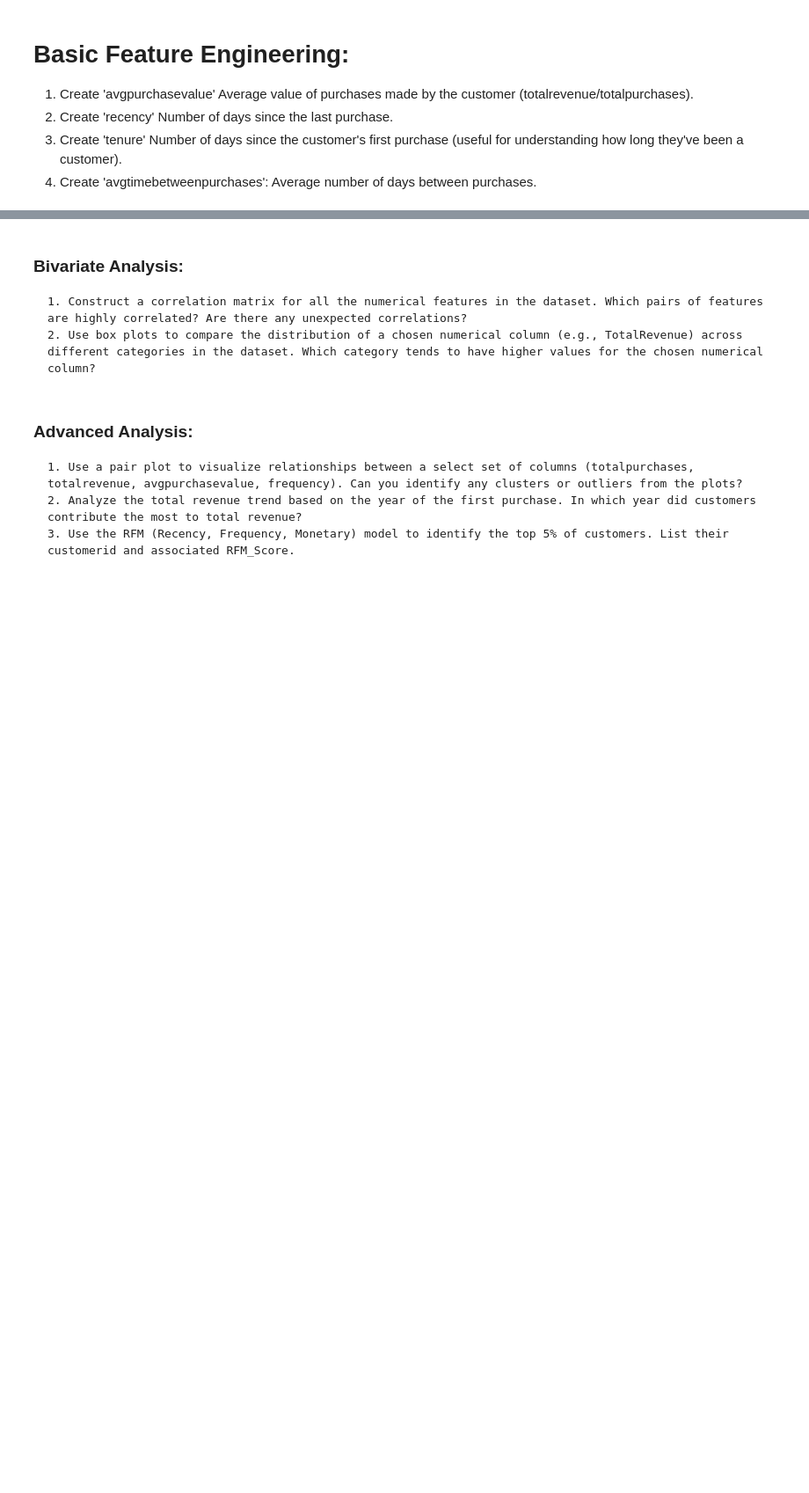
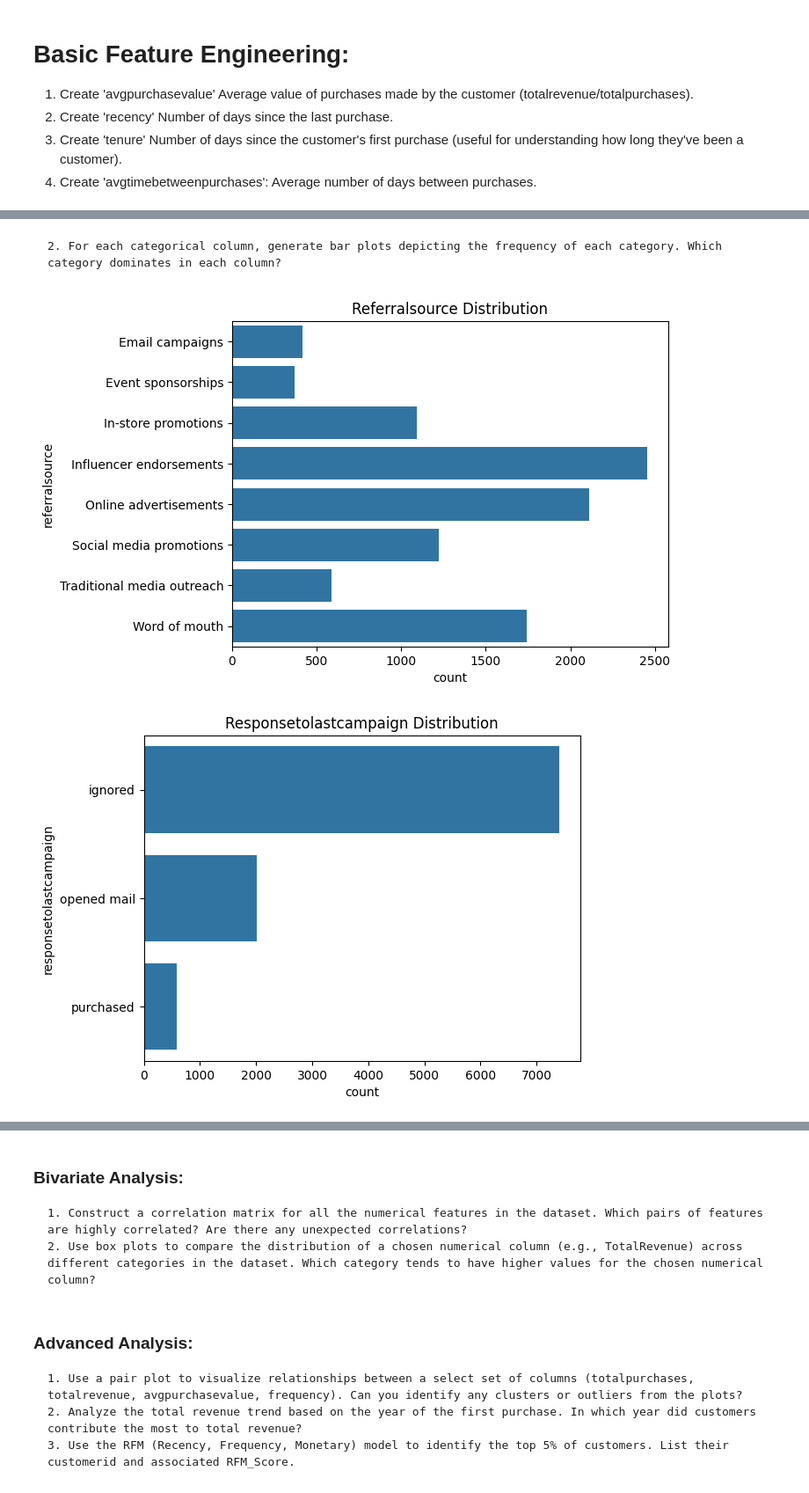
Before and after one commit to kaikesvieira/MarketingAnalytics, a Jupyter notebook: Project 4 - Customer Lifetime Value/customer_lifetime_value_code.ipynb, the cells around one changed output, grey strips where cells are left out. Shown at 88% size. Saved outputs shown, nothing was run; the diff lists cells and outputs as text; code cells hidden in the pictures; blank space fills up the shorter version.

```diff
--- a/Project 4 - Customer Lifetime Value/customer_lifetime_value_code.ipynb
+++ b/Project 4 - Customer Lifetime Value/customer_lifetime_value_code.ipynb
@@ -116,0 +117,17 @@ df['avgtimebetweenpurchases'] = df['tenure'] / df['totalpurchases']
+# %% [markdown]
+    2. For each categorical column, generate bar plots depicting the frequency of each category. Which category dominates in each column?
+# %%
+df['preferredpaymentmethod']= df['preferredpaymentmethod'].astype('category')
+df['hasloyaltycard'] = df['hasloyaltycard'].astype('category')
+df['referralsource'] = df['referralsource'].astype('category')
+df['responsetolastcampaign'] = df['responsetolastcampaign'].astype('category')
+# %%
+cat_barplot = df.select_dtypes(include=['category'])
+
+for y in cat_barplot:
+    sns.barplot(data = cat_barplot[y].value_counts(), orient='h')
+    plt.title(f"{y.title()} Distribution")
+    plt.show()
+# %% [output]
+[figure, added]
+[figure, added]
```
Also changed, not shown: parts of 22 cells of this notebook, 32 other files.
